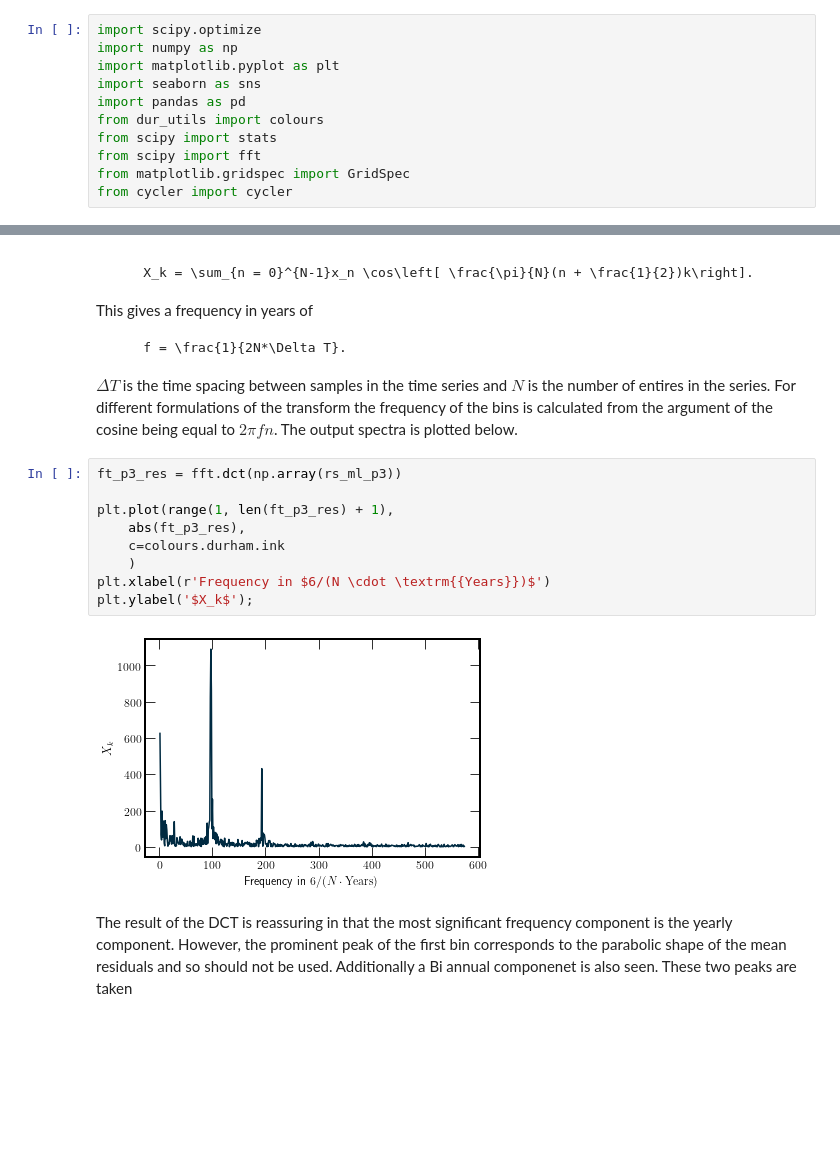
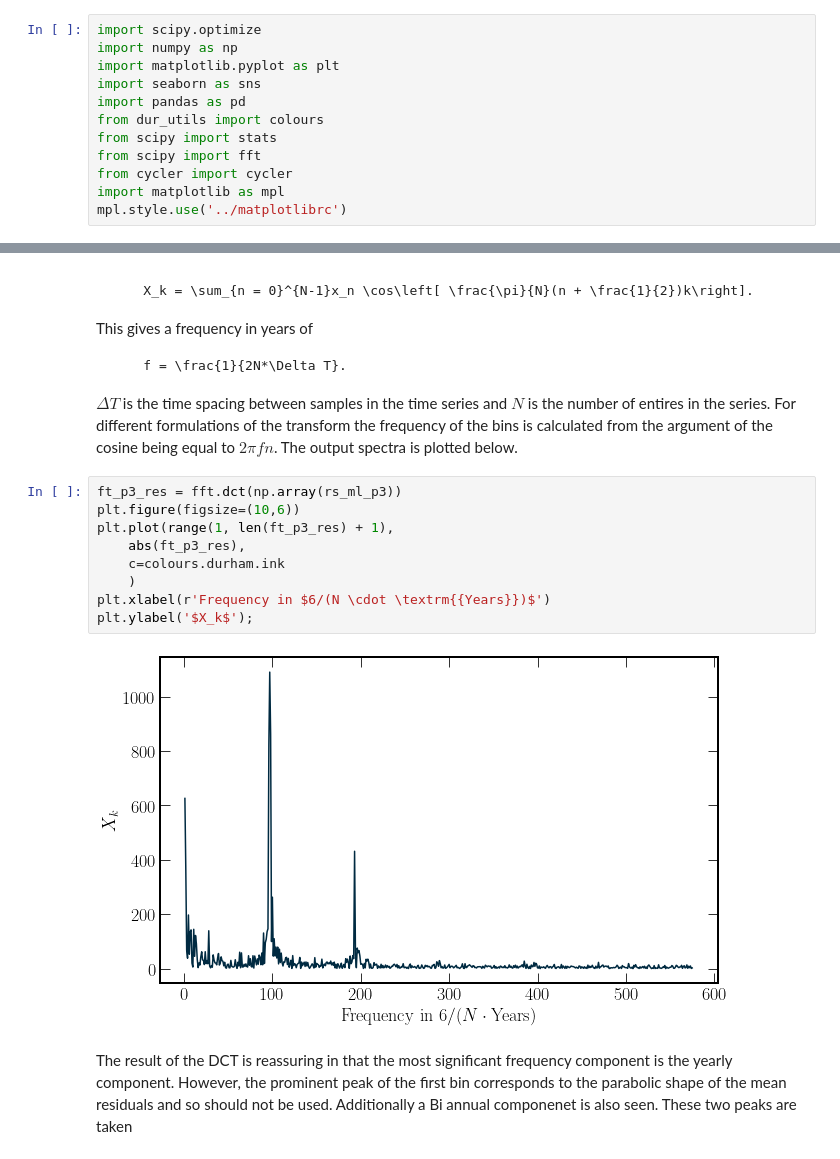
Before and after one commit to seancraven/CDS_book, a Jupyter notebook: Chapter_1/Hypothesis_Testing.ipynb, the cells around one changed output, grey strips where cells are left out. Drawn from its saved outputs; the diff is of its cells as text; blank space fills up the shorter version.

```diff
--- a/Chapter_1/Hypothesis_Testing.ipynb
+++ b/Chapter_1/Hypothesis_Testing.ipynb
@@ -7,8 +7,9 @@ import pandas as pd
 from dur_utils import colours
 from scipy import stats
 from scipy import fft
-from matplotlib.gridspec import GridSpec
 from cycler import cycler
+import matplotlib as mpl
+mpl.style.use('../matplotlibrc')
 # %% [markdown]
 # Hypothesis Testing And Goodness of Fit
 Hypothesis testing and $\chi^2$ statistics tests quantify the validity and 'goodness of fit', respectively. Again a thorough treatment of the $\chi^2$ statistic is presented in chapters 5 and 8 of 'Measurements and Their Uncertainties'{cite}`Hughes_Hase`. The statistic is defined as,
@@ -261,15 +262,15 @@ This gives a frequency in years of
 $\Delta T$ is the time spacing between samples in the time series and $N$ is the number of entires in the series. For different formulations of the transform the frequency of the bins is calculated from the argument of the cosine being equal to $2\pi fn$. The output spectra is plotted below.
 # %%
 ft_p3_res = fft.dct(np.array(rs_ml_p3))
-
+plt.figure(figsize=(10,6))
 plt.plot(range(1, len(ft_p3_res) + 1),
     abs(ft_p3_res),
     c=colours.durham.ink
     )
 plt.xlabel(r'Frequency in $6/(N \cdot \textrm{{Years}})$')
 plt.ylabel('$X_k$');
 # %% [output]
-[figure, old version]
+[figure, new version]
 # %% [markdown]
 The result of the DCT is reassuring in that the most significant frequency component is the yearly component. However, the prominent peak of the first bin corresponds to the parabolic shape of the mean residuals and so should not be used. Additionally a Bi annual componenet is also seen. These two peaks are taken
 # %%
```
Also changed, not shown: parts of 2 cells of this notebook, 9 other files.
